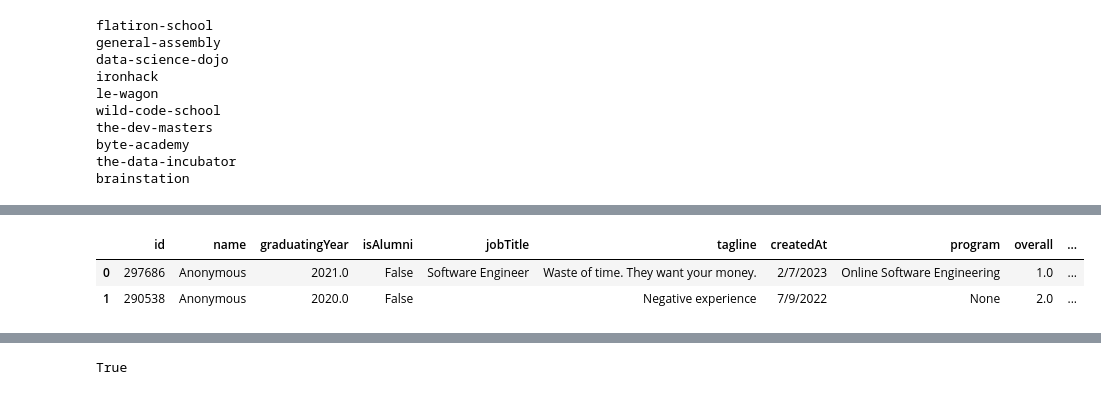
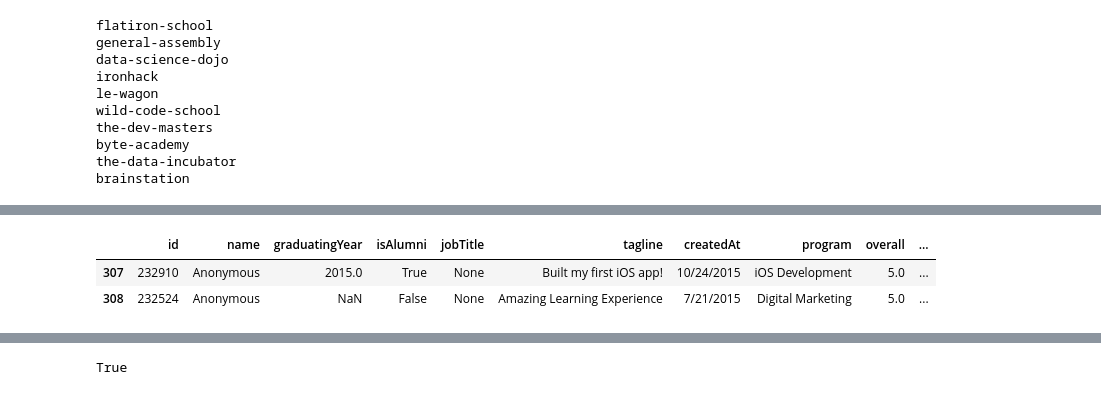
Before and after one commit to ekraj-pok/sql-project, a Jupyter notebook: main.ipynb, the cells around one changed output, grey strips where cells are left out. Drawn from its saved outputs; the diff is of its cells as text; code cells hidden in the pictures.

```diff
--- a/main.ipynb
+++ b/main.ipynb
@@ -62,11 +69,13 @@ brainstation
+# %%
+comments['school_id'] = comments["school"].map(schools)
 # %%
 comments.drop(['anonymous', 'hostProgramName', 'body', 'rawBody', 'user', 'comments', 'overallScore','queryDate' ], axis=1, inplace = True, errors='ignore')
 # %%
-comments.head(2)
+comments.tail(2)
 # %% [output]
 |  | id | name | graduatingYear | isAlumni | jobTitle | tagline | createdAt | program | overall | ... |
-| 0 | 297686 | Anonymous | 2021.0 | False | Software Engineer | Waste of time. They want your money. | 2/7/2023 | Online Software Engineering | 1.0 | ... |
-| 1 | 290538 | Anonymous | 2020.0 | False |  | Negative experience | 7/9/2022 | None | 2.0 | ... |
+| 307 | 232910 | Anonymous | 2015.0 | True | None | Built my first iOS app! | 10/24/2015 | iOS Development | 5.0 | ... |
+| 308 | 232524 | Anonymous | NaN | False | None | Amazing Learning Experience | 7/21/2015 | Digital Marketing | 5.0 | ... |
 # %%
 comments.rename(columns  = {'id' : 'comment_id', 'name' : 'student_name', 'graduatingYear' : 'graduation_year', 'isAlumni': 'alumni', 'jobTitle' : 'job_title', 'tagline' : 'review_tag', 'createdAt' : 'review_date', 'overall':'overall_rating', 'curriculum': 'course_rating', 'jobSupport': 'support_rating', 'review_body' : 'comment'}, inplace = True)
 # %%
```
Also changed, not shown: parts of 22 cells of this notebook, 8 other files.
